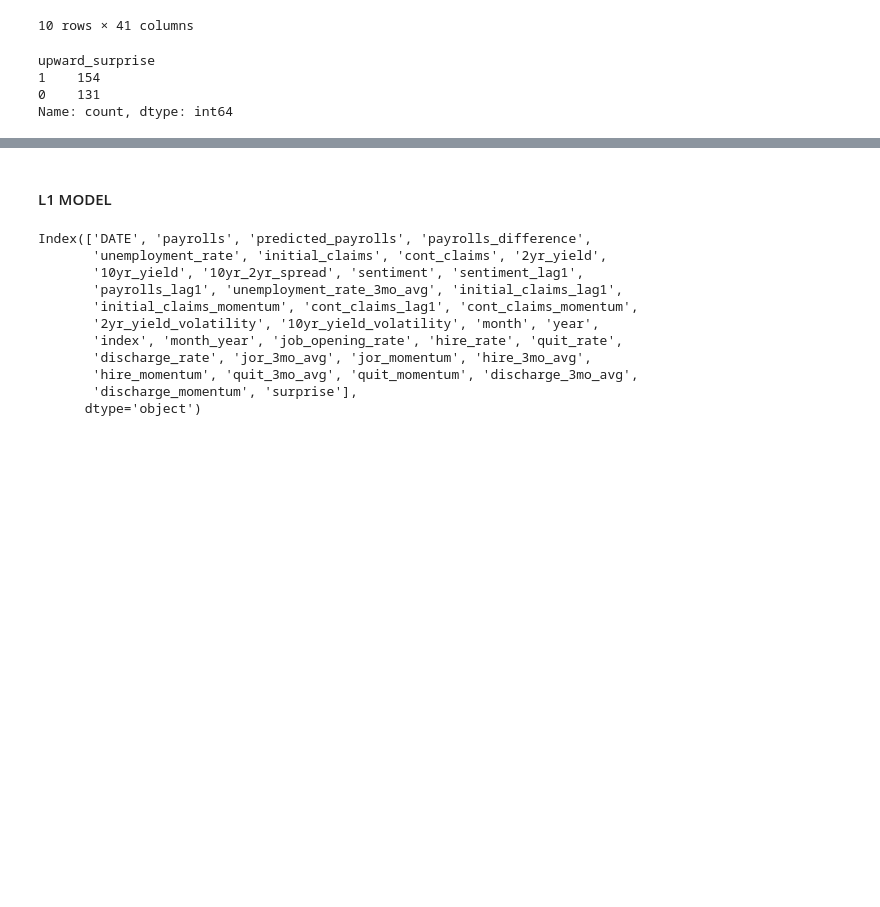
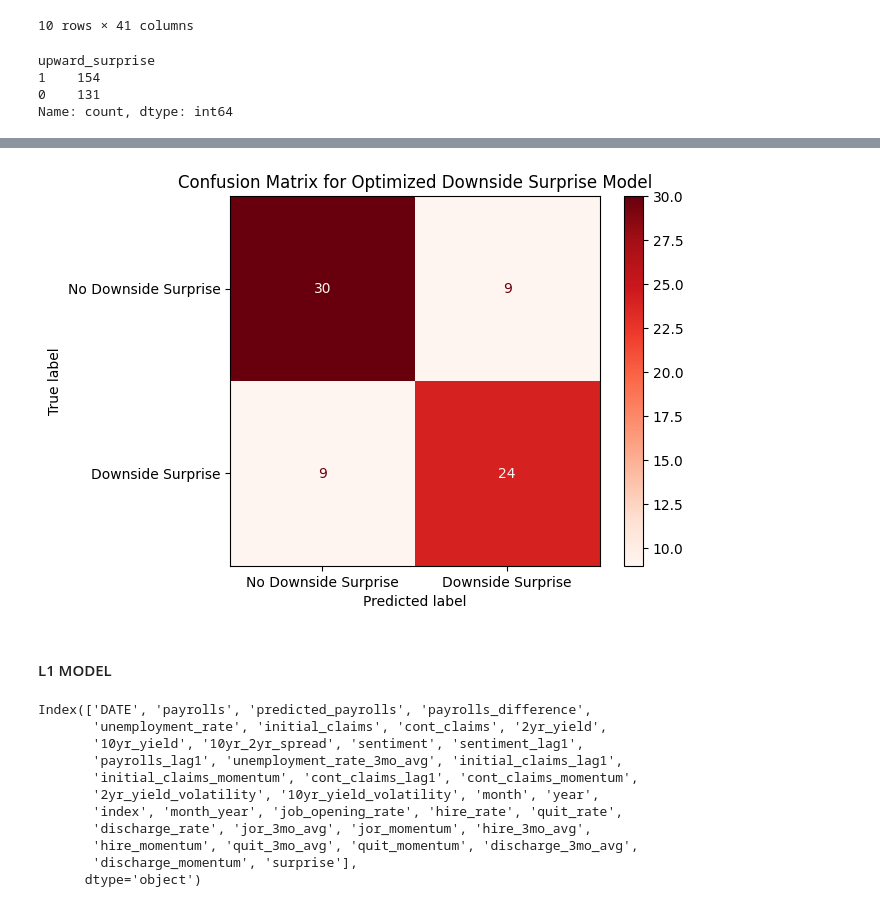
Before and after one commit to paulpuccinelli/BLS_jobs_report_model, a Jupyter notebook: BLS_prediction_notebook.ipynb, the cells around one changed output, grey strips where cells are left out. Cells and saved outputs as stored; diff of their text form; code cells hidden in the pictures; blank space fills up the shorter version.

```diff
--- a/BLS_prediction_notebook.ipynb
+++ b/BLS_prediction_notebook.ipynb
@@ -819,0 +1019,13 @@ features = [
+# %%
+params = RandomizedSearchCV(
+    estimator=downside_xgb,
+    param_distributions=param_grid,
+    n_iter=50,
+    scoring='roc_auc',
+    cv=TimeSeriesSplit(n_splits=5),
+    random_state=42
+)
+
+params.fit(X_train_upside, y_train_upside)
+print(params.best_params_)
+print(params.best_score_)
@@ -819,0 +1035,8 @@ features = [
+# %%
+opt_downside_xgb = xgb.XGBClassifier(
+    objective='binary:logistic',
+    eval_metric='auc',
+    **params.best_params_,
+    seed=42
+)
+opt_downside_xgb.fit(X_train_downside, y_train_downside, verbose=True, eval_set=[(X_test_downside, y_test_downside)])
@@ -820,3 +1072,9 @@ features = [
+# %%
+ConfusionMatrixDisplay.from_estimator(opt_downside_xgb, X_test_downside, y_test_downside, display_labels=['No Downside Surprise', 'Downside Surprise'], cmap='Reds')
+plt.title('Confusion Matrix for Optimized Downside Surprise Model')
+plt.show()
+# %% [output]
+[figure, added]
 # %% [markdown]
 #### L1 MODEL
 # %%
```
Also changed, not shown: parts of 16 cells of this notebook.
